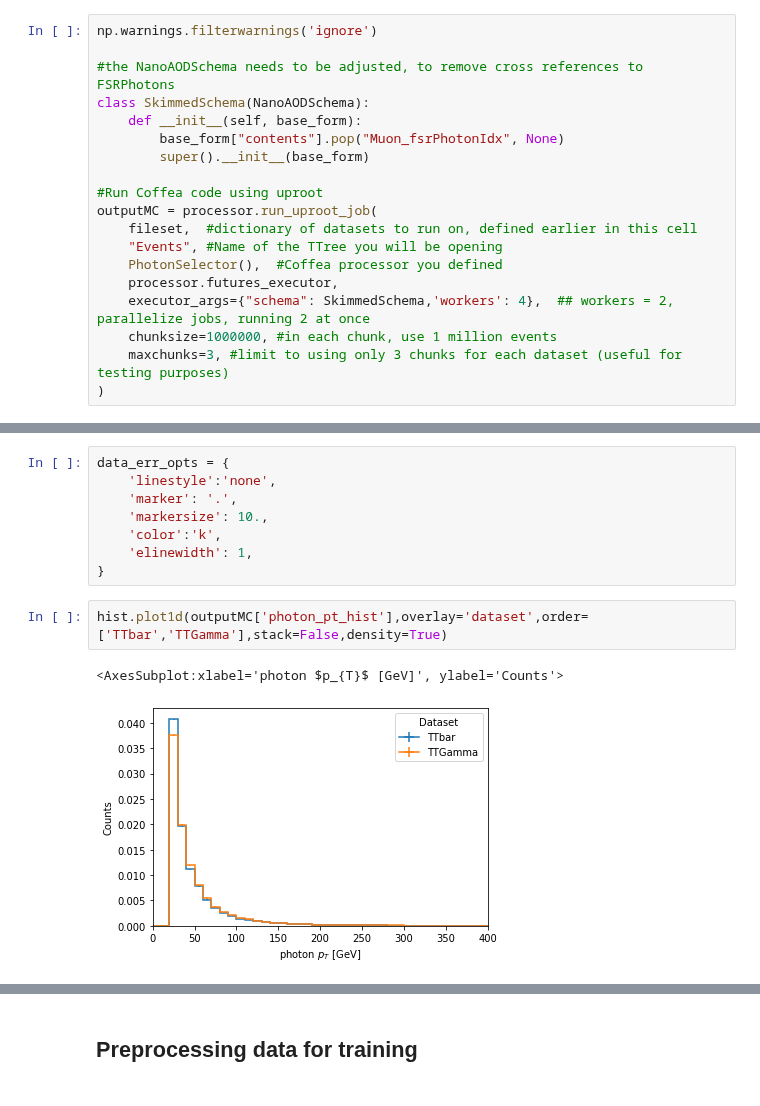
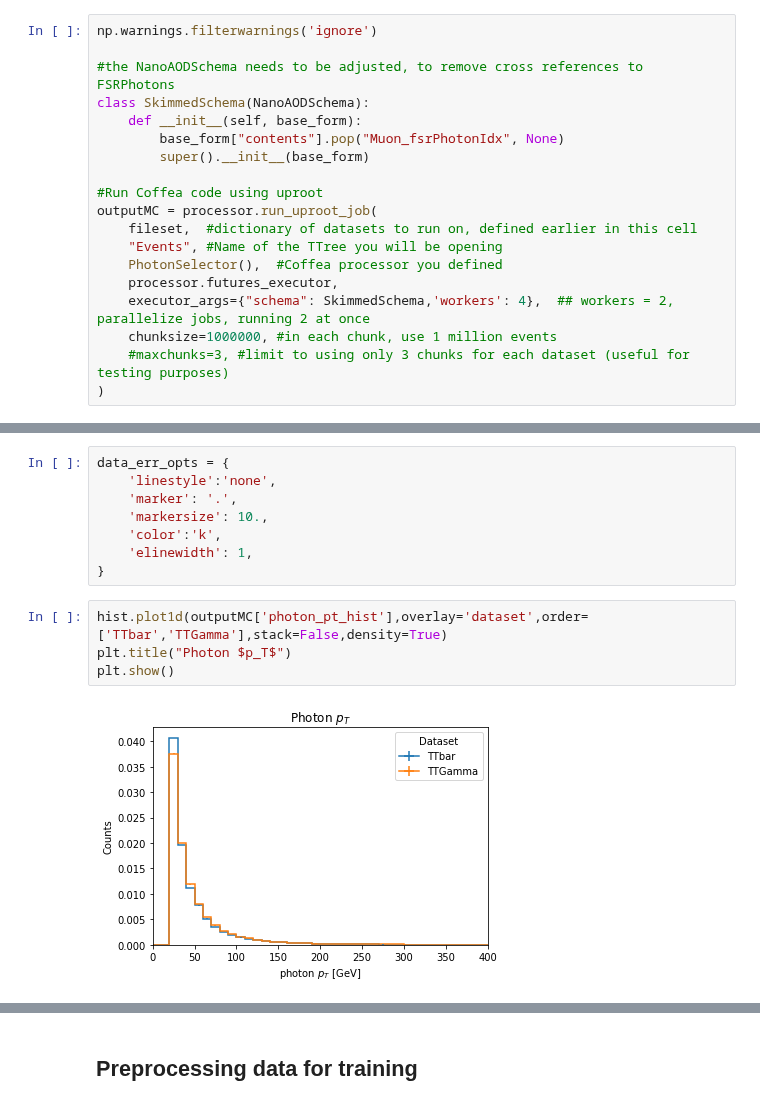
Before and after one commit to nbraukman/PhotonClassification, a Jupyter notebook: PhotonClassification.ipynb, the cells around one changed output, grey strips where cells are left out. Cells and saved outputs as stored; diff of their text form.

```diff
--- a/PhotonClassification.ipynb
+++ b/PhotonClassification.ipynb
@@ -227,7 +249,7 @@ outputMC = processor.run_uproot_job(
     processor.futures_executor,
     executor_args={"schema": SkimmedSchema,'workers': 4},  ## workers = 2, parallelize jobs, running 2 at once
     chunksize=1000000, #in each chunk, use 1 million events
-    maxchunks=3, #limit to using only 3 chunks for each dataset (useful for testing purposes)
+    #maxchunks=3, #limit to using only 3 chunks for each dataset (useful for testing purposes)
 )
 # %%
 outputData = processor.run_uproot_job(
@@ -270,8 +292,9 @@ data_err_opts = {
 }
 # %%
 hist.plot1d(outputMC['photon_pt_hist'],overlay='dataset',order=['TTbar','TTGamma'],stack=False,density=True)
+plt.title("Photon $p_T$")
+plt.show()
 # %% [output]
-<AxesSubplot:xlabel='photon $p_{T}$ [GeV]', ylabel='Counts'>
-[figure, old version]
+[figure, new version]
 # %%
 hist.plot1d(outputMC['deltaR_photon_lepton_hist'],overlay='dataset',stack=False,density=True)
```
Also changed, not shown: parts of 25 cells of this notebook, 2 other files.
